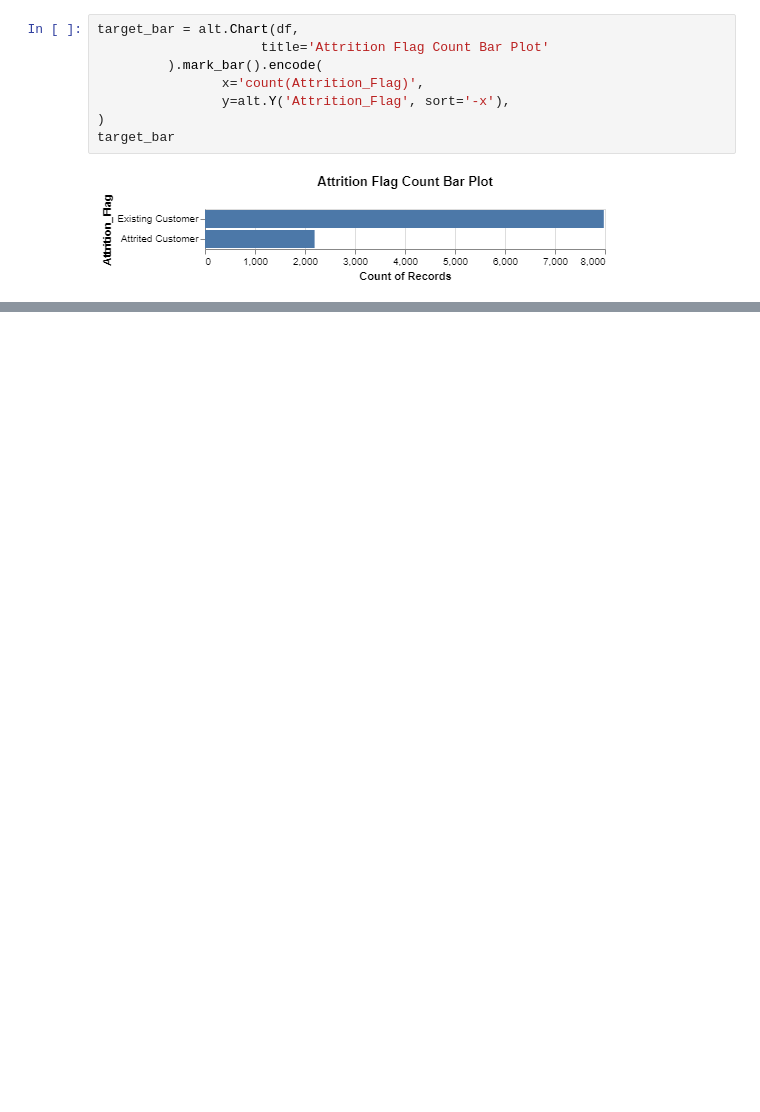
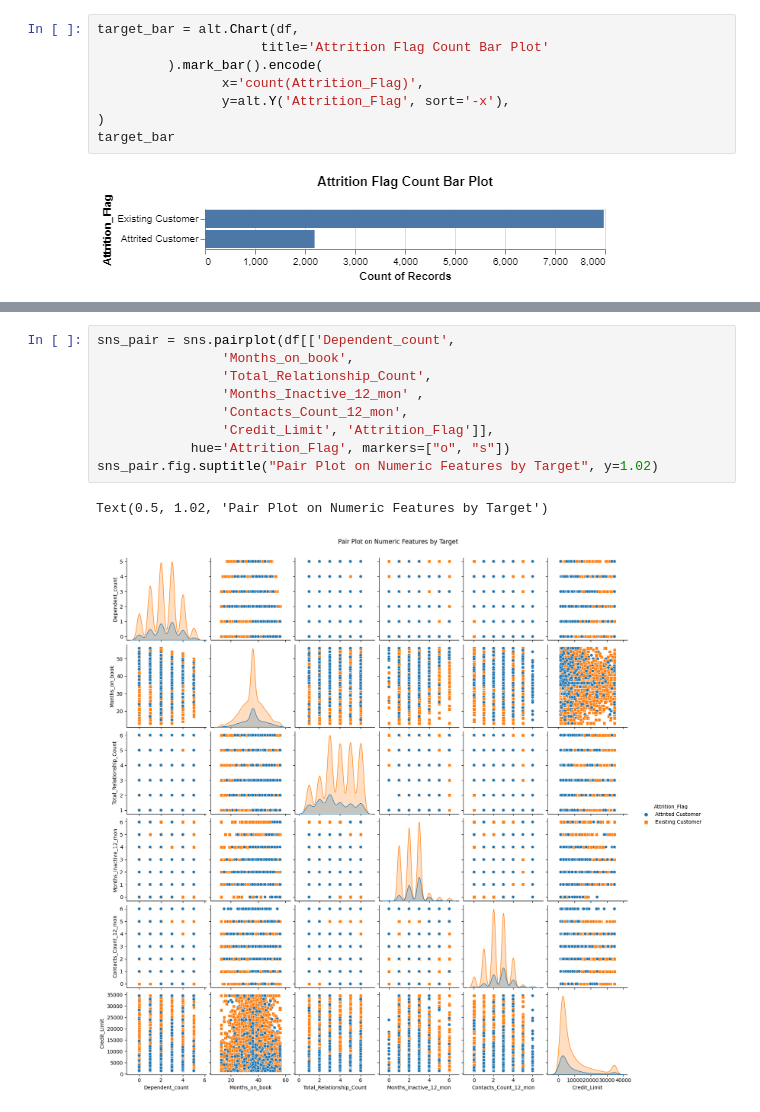
Before and after one commit to Jayathilaga/BOLT_UBC_Team_26, a Jupyter notebook: caesar_EDA.ipynb, the cells around one changed output, grey strips where cells are left out. Cells and saved outputs as stored; diff of their text form; blank space fills up the shorter version.

```diff
--- a/caesar_EDA.ipynb
+++ b/caesar_EDA.ipynb
@@ -55,0 +86,12 @@ target_bar
+# %%
+sns_pair = sns.pairplot(df[['Dependent_count',
+                'Months_on_book',
+                'Total_Relationship_Count',
+                'Months_Inactive_12_mon' ,
+                'Contacts_Count_12_mon',
+                'Credit_Limit', 'Attrition_Flag']],
+            hue='Attrition_Flag', markers=["o", "s"])
+sns_pair.fig.suptitle("Pair Plot on Numeric Features by Target", y=1.02)
+# %% [output]
+Text(0.5, 1.02, 'Pair Plot on Numeric Features by Target')
+[figure, added]
```
Also changed, not shown: parts of 3 cells of this notebook.
